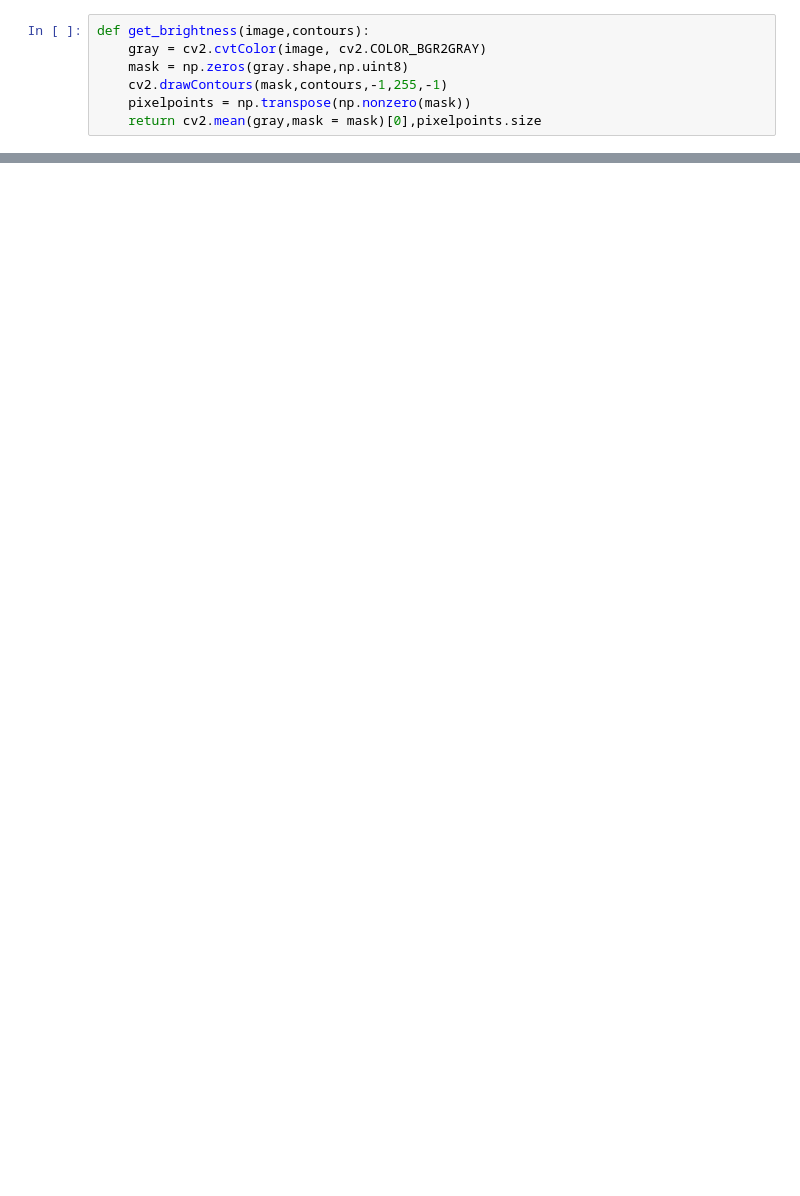
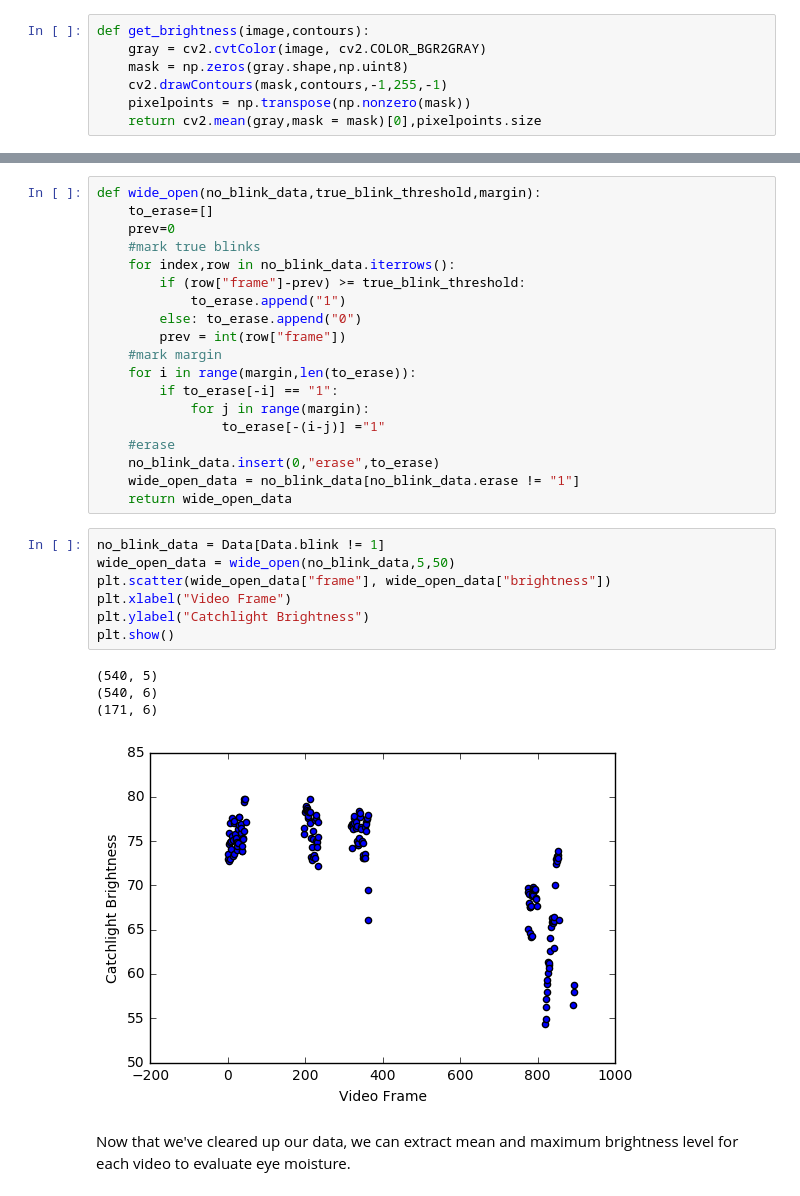
Before and after one commit to RayGonzalez/EyeBrights, a Jupyter notebook: Pipeline.ipynb, the cells around one changed output, grey strips where cells are left out. Drawn from its saved outputs; the diff is of its cells as text; blank space fills up the shorter version.

```diff
--- a/Pipeline.ipynb
+++ b/Pipeline.ipynb
@@ -150,0 +191,33 @@ plt.show()
+# %%
+def wide_open(no_blink_data,true_blink_threshold,margin):
+    to_erase=[]
+    prev=0
+    #mark true blinks
+    for index,row in no_blink_data.iterrows():
+        if (row["frame"]-prev) >= true_blink_threshold:
+            to_erase.append("1")
+        else: to_erase.append("0")
+        prev = int(row["frame"])
+    #mark margin
+    for i in range(margin,len(to_erase)):
+        if to_erase[-i] == "1":
+            for j in range(margin):
+                to_erase[-(i-j)] ="1"
+    #erase
+    no_blink_data.insert(0,"erase",to_erase)
+    wide_open_data = no_blink_data[no_blink_data.erase != "1"]
+    return wide_open_data
+# %%
+no_blink_data = Data[Data.blink != 1]
+wide_open_data = wide_open(no_blink_data,5,50)
+plt.scatter(wide_open_data["frame"], wide_open_data["brightness"])
+plt.xlabel("Video Frame")
+plt.ylabel("Catchlight Brightness")
+plt.show()
+# %% [output]
+(540, 5)
+(540, 6)
+(171, 6)
+[figure, added]
+# %% [markdown]
+Now that we've cleared up our data, we can extract mean and maximum brightness level for each video to evaluate eye moisture.
```
Also changed, not shown: parts of 31 cells of this notebook.
